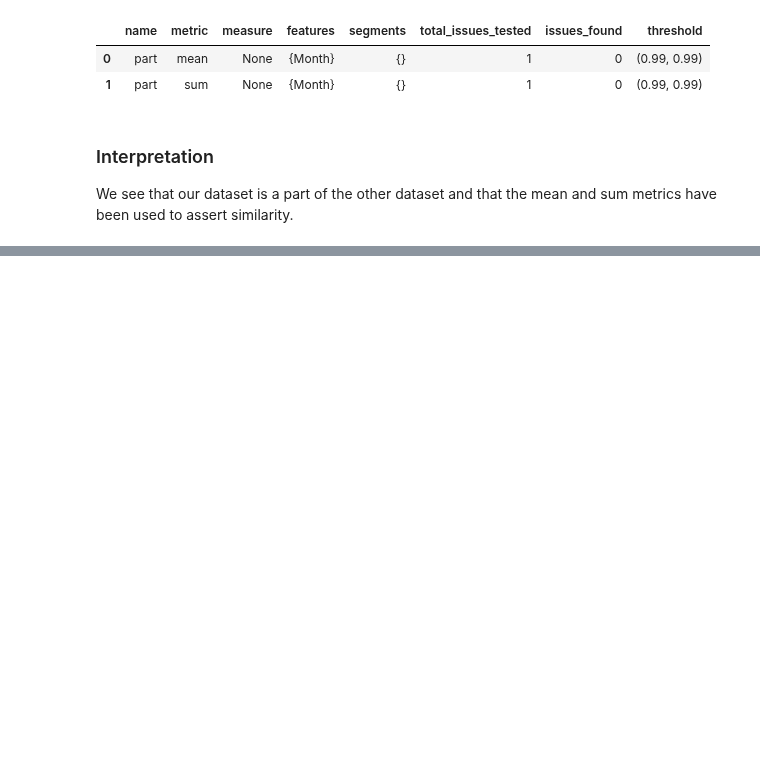
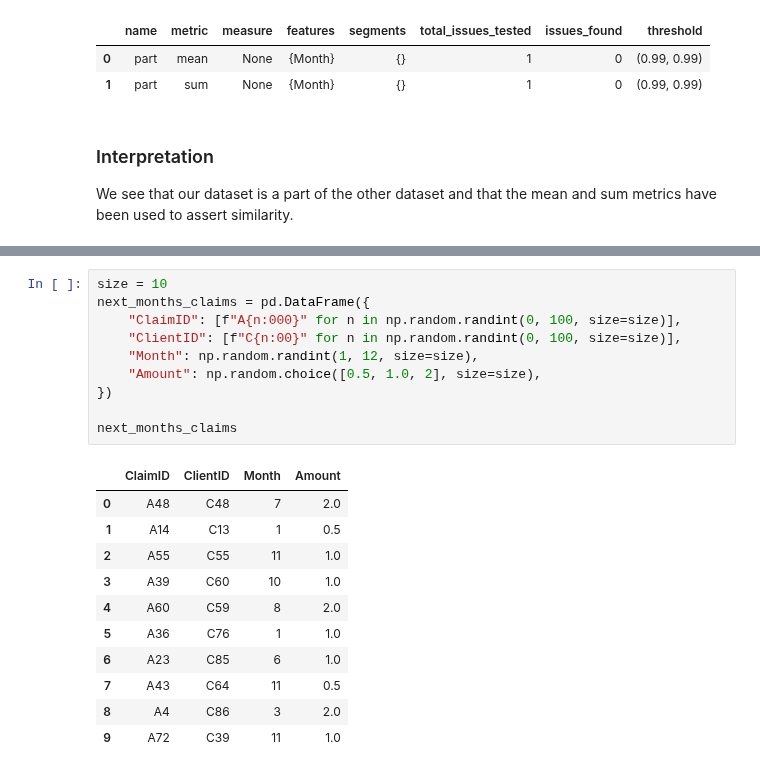
Before and after one commit to ETIQ-AI/ml-testing, a Jupyter notebook: Scans by type/Fingerprint/fingerprinting.ipynb, the cells around one changed output, grey strips where cells are left out. Cells and saved outputs as stored; diff of their text form; blank space fills up the shorter version.

```diff
--- a/Scans by type/Fingerprint/fingerprinting.ipynb
+++ b/Scans by type/Fingerprint/fingerprinting.ipynb
@@ -338,0 +357,22 @@ We see that our dataset is a part of the other dataset and that the mean and sum
+# %%
+size = 10
+next_months_claims = pd.DataFrame({
+    "ClaimID": [f"A{n:000}" for n in np.random.randint(0, 100, size=size)],
+    "ClientID": [f"C{n:00}" for n in np.random.randint(0, 100, size=size)],
+    "Month": np.random.randint(1, 12, size=size),
+    "Amount": np.random.choice([0.5, 1.0, 2], size=size),
+})
+
+next_months_claims
+# %% [output]
+|  | ClaimID | ClientID | Month | Amount |
+| 0 | A48 | C48 | 7 | 2.0 |
+| 1 | A14 | C13 | 1 | 0.5 |
+| 2 | A55 | C55 | 11 | 1.0 |
+| 3 | A39 | C60 | 10 | 1.0 |
+| 4 | A60 | C59 | 8 | 2.0 |
+| 5 | A36 | C76 | 1 | 1.0 |
+| 6 | A23 | C85 | 6 | 1.0 |
+| 7 | A43 | C64 | 11 | 0.5 |
+| 8 | A4 | C86 | 3 | 2.0 |
+| 9 | A72 | C39 | 11 | 1.0 |
```
Also changed, not shown: parts of 11 cells of this notebook.
